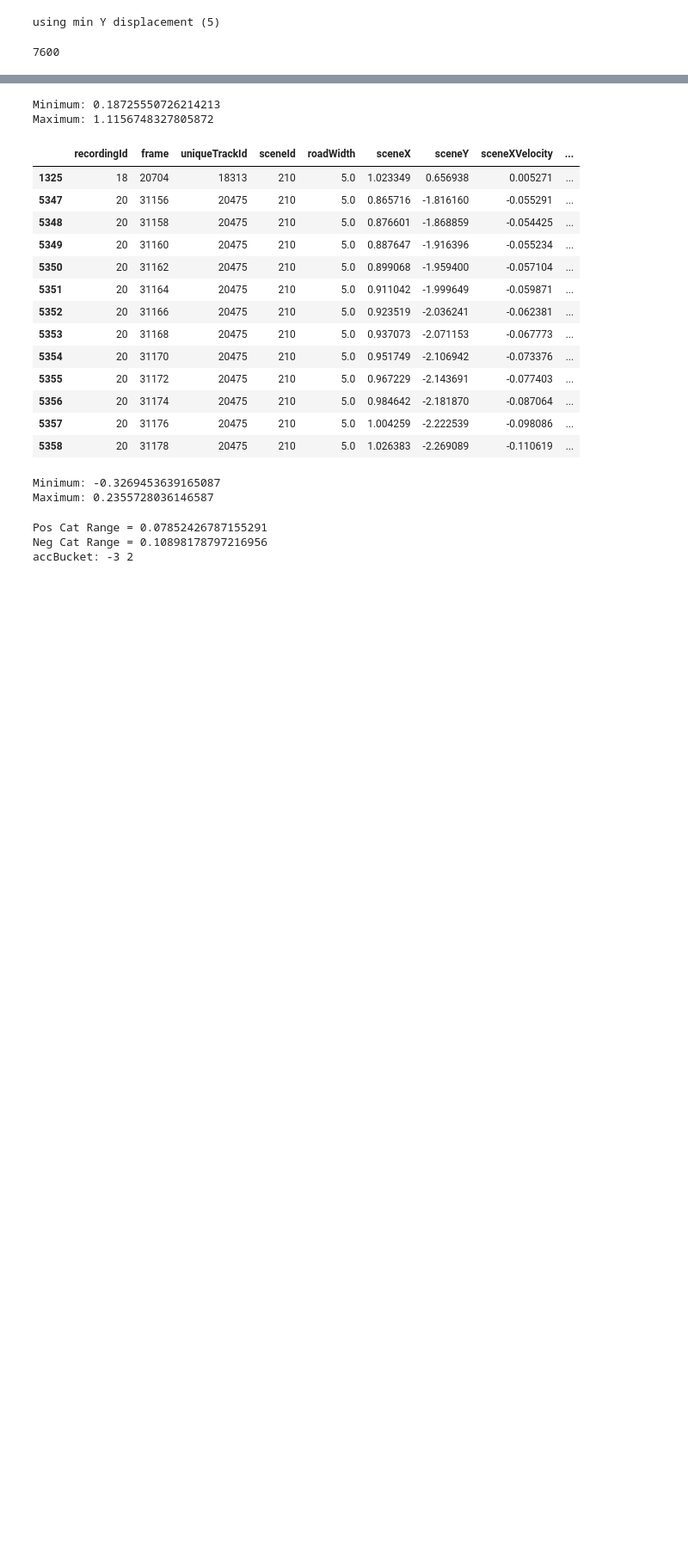
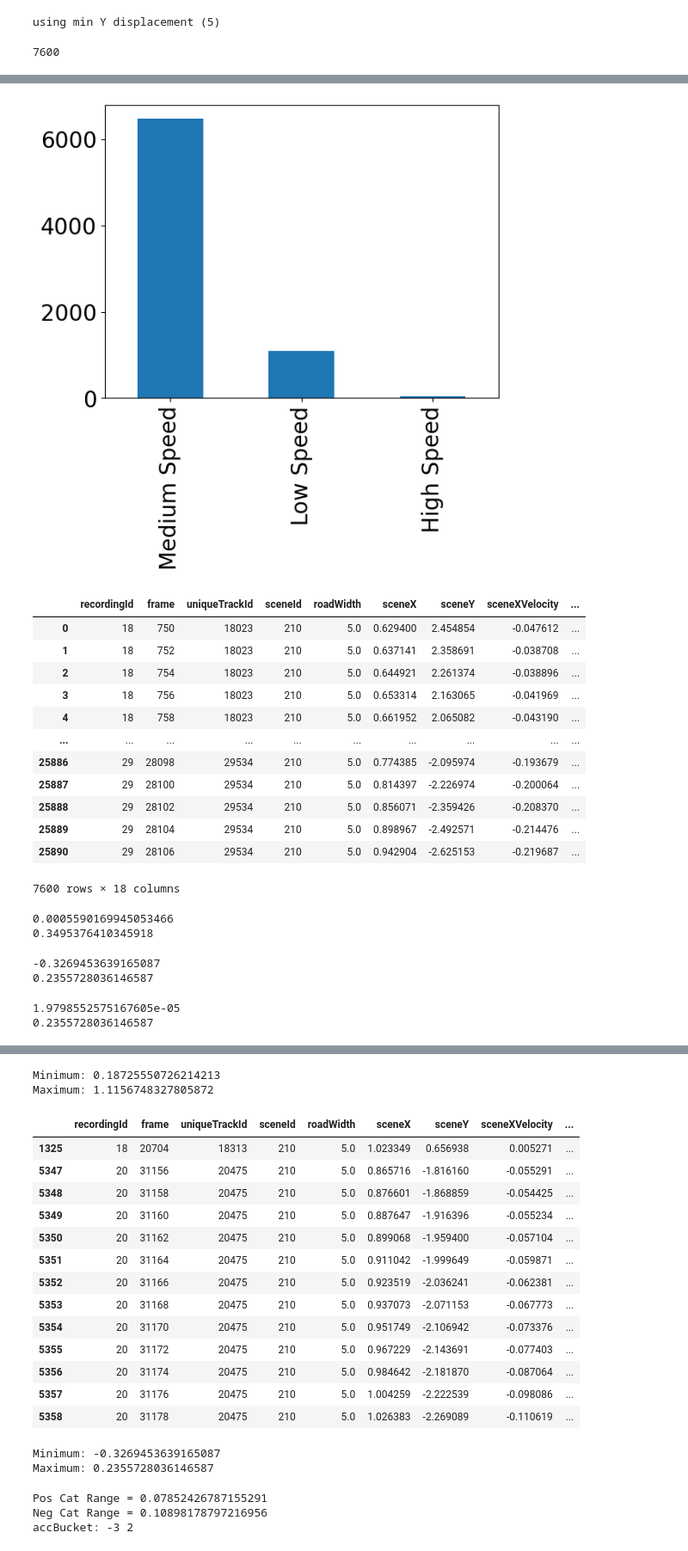
Before and after one commit to BUET-AV/behavior-hypotheses, a Jupyter notebook: src/notebooks/Behavior_Hypo_heatmap.ipynb, the cells around one changed output, grey strips where cells are left out. Shown at 86% size. Saved outputs shown, nothing was run; the diff lists cells and outputs as text; code cells hidden in the pictures; blank space fills up the shorter version.

```diff
--- a/src/notebooks/Behavior_Hypo_heatmap.ipynb
+++ b/src/notebooks/Behavior_Hypo_heatmap.ipynb
@@ -104,0 +151,3 @@ using min Y displacement (5)
+# %%
+# drop the speed category column
+cleanPedDf.drop(columns=['speedCategory'], inplace=True)
@@ -104,0 +170,44 @@ using min Y displacement (5)
+# %%
+# categorize speed into 3 bins, less than 0.5 is low, 0.5 to 1.0 is medium, more than 1.0 is high
+cleanPedDf['speedCategory'] = pd.cut(cleanPedDf['speed'], bins=[0, 0.5, 1.0, 10], labels=['Low Speed', 'Medium Speed', 'High Speed'])
+# %%
+cleanPedDf['speedCategory'].value_counts()
+cleanPedDf['speedCategory'].value_counts().plot(kind='bar')
+plt.show()
+cleanPedDf
+# %% [output]
+[figure, added]
+|  | recordingId | frame | uniqueTrackId | sceneId | roadWidth | sceneX | sceneY | sceneXVelocity | ... |
+| 0 | 18 | 750 | 18023 | 210 | 5.0 | 0.629400 | 2.454854 | -0.047612 | ... |
+| 1 | 18 | 752 | 18023 | 210 | 5.0 | 0.637141 | 2.358691 | -0.038708 | ... |
+| 2 | 18 | 754 | 18023 | 210 | 5.0 | 0.644921 | 2.261374 | -0.038896 | ... |
+| 3 | 18 | 756 | 18023 | 210 | 5.0 | 0.653314 | 2.163065 | -0.041969 | ... |
+| 4 | 18 | 758 | 18023 | 210 | 5.0 | 0.661952 | 2.065082 | -0.043190 | ... |
+| ... | ... | ... | ... | ... | ... | ... | ... | ... | ... |
+| 25886 | 29 | 28098 | 29534 | 210 | 5.0 | 0.774385 | -2.095974 | -0.193679 | ... |
+| 25887 | 29 | 28100 | 29534 | 210 | 5.0 | 0.814397 | -2.226974 | -0.200064 | ... |
+| 25888 | 29 | 28102 | 29534 | 210 | 5.0 | 0.856071 | -2.359426 | -0.208370 | ... |
+| 25889 | 29 | 28104 | 29534 | 210 | 5.0 | 0.898967 | -2.492571 | -0.214476 | ... |
+| 25890 | 29 | 28106 | 29534 | 210 | 5.0 | 0.942904 | -2.625153 | -0.219687 | ... |
+7600 rows × 18 columns
+# %%
+# min and max of acceleration
+print(cleanPedDf['acceleration'].min())
+print(cleanPedDf['acceleration'].max())
+# %% [output]
+0.0005590169945053466
+0.3495376410345918
+# %%
+# min and max of sceneYAceleration
+print(cleanPedDf['sceneYAcceleration'].min())
+print(cleanPedDf['sceneYAcceleration'].max())
+# %% [output]
+-0.3269453639165087
+0.2355728036146587
+# %%
+# min and max of positive sceneYAceleration
+print(cleanPedDf[cleanPedDf['sceneYAcceleration'] > 0]['sceneYAcceleration'].min())
+print(cleanPedDf[cleanPedDf['sceneYAcceleration'] > 0]['sceneYAcceleration'].max())
+# %% [output]
+1.9798552575167605e-05
+0.2355728036146587
```
Also changed, not shown: parts of 14 cells of this notebook, 1 other file.
